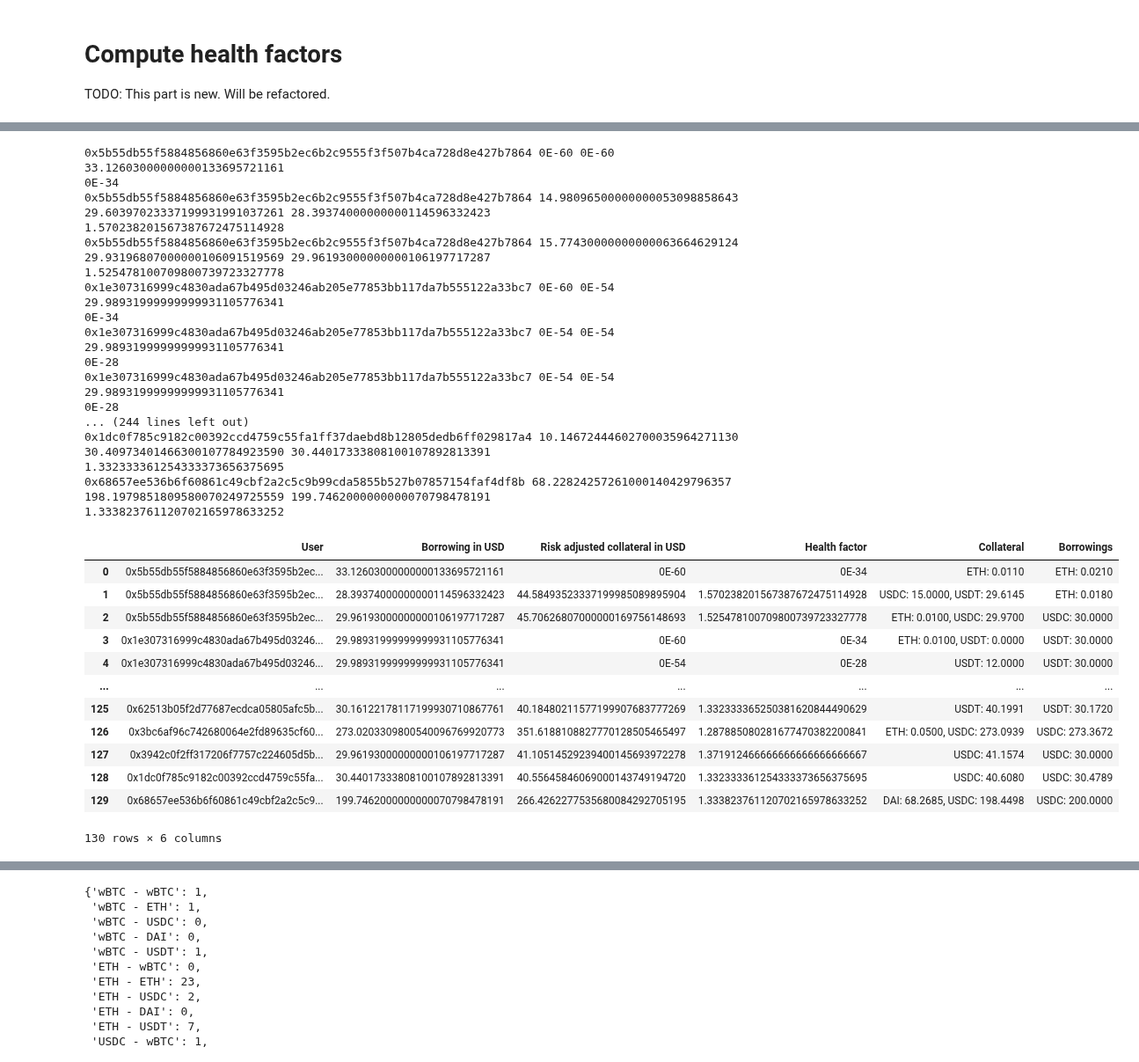
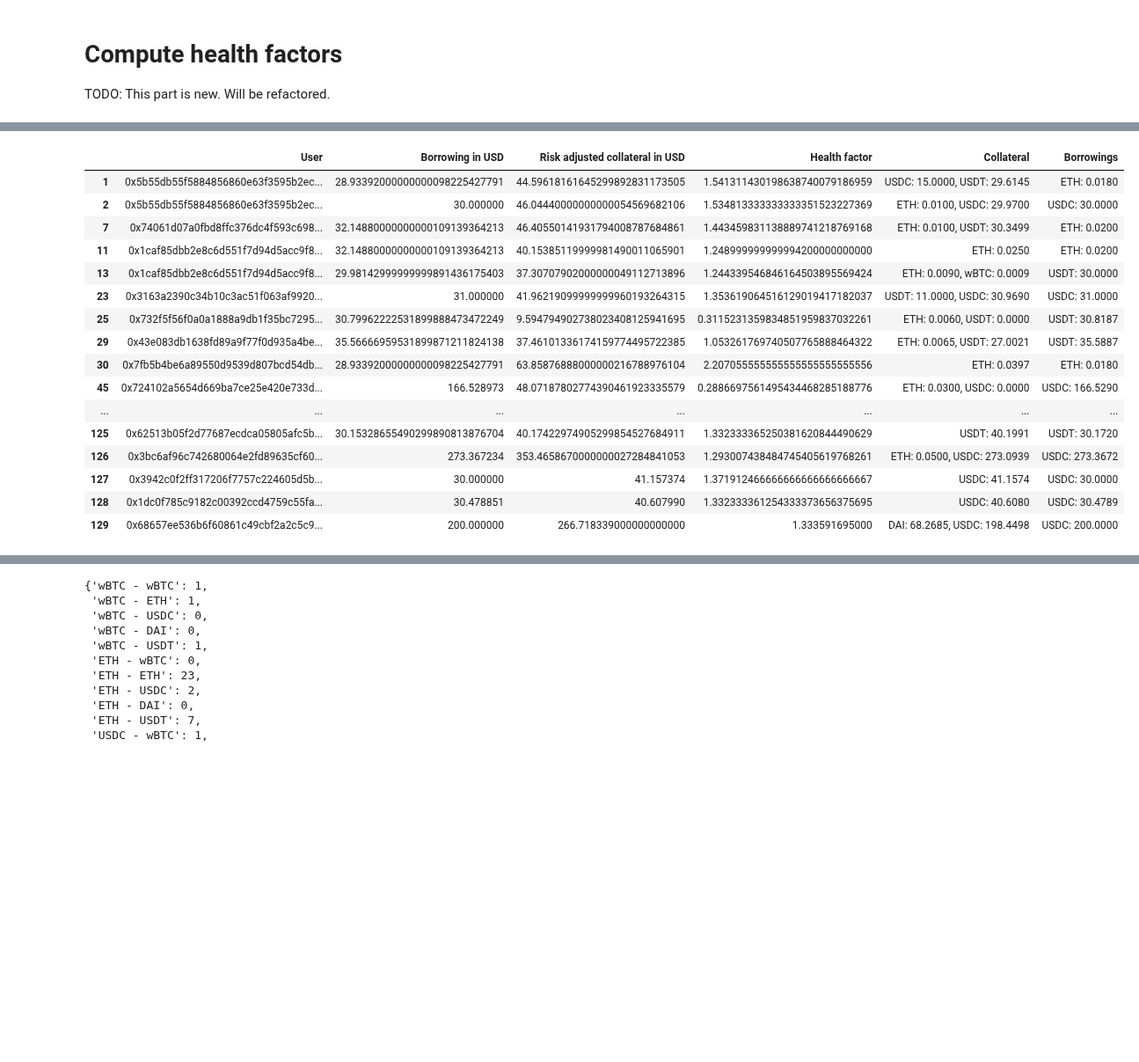
Before and after one commit to CarmineOptions/derisk-research, a Jupyter notebook: notebooks/hashstack_demo.ipynb, the cells around one changed output, grey strips where cells are left out. Shown at 88% size. Drawn from its saved outputs; the diff is of its cells as text; code cells hidden in the pictures; blank space fills up the shorter version.

Commit message:
fix hashstack balances

```diff
--- a/notebooks/hashstack_demo.ipynb
+++ b/notebooks/hashstack_demo.ipynb
@@ -636,6 +615,7 @@ hashstack_loan_stats['Borrowing in USD'] = hashstack_loan_stats.apply(
     lambda x: compute_borrowings_amount_usd(borrowings = state.user_states[x['User']].loans[x['Loan ID']].borrowings, prices = prices.prices),
     axis = 1,
 )
+hashstack_loan_stats = hashstack_loan_stats[hashstack_loan_stats['Borrowing in USD'] > decimal.Decimal("0")]
 hashstack_loan_stats['Risk adjusted collateral in USD'] = hashstack_loan_stats.apply(
     lambda x:
         compute_collateral_current_amount_usd(collateral = state.user_states[x['User']].loans[x['Loan ID']].collateral, prices = prices.prices)
@@ -698,62 +678,49 @@ def get_collateral_str(loan: HashStackLoan) -> str:
 hashstack_loan_stats['Collateral'] = hashstack_loan_stats.apply(
     lambda x: get_collateral_str(loan = state.user_states[x['User']].loans[x['Loan ID']]),
     axis = 1,
 )
 hashstack_loan_stats['Borrowings'] = hashstack_loan_stats.apply(
     lambda x: (
         str(state.user_states[x['User']].loans[x['Loan ID']].borrowings.market)
         + ": "
         + str(
             format(
                 state.user_states[x["User"]].loans[x["Loan ID"]].borrowings.amount / (
                     10 ** src.constants.symbol_decimals_map[state.user_states[x['User']].loans[x['Loan ID']].borrowings.market]
                 ),
                 ".4f",
             )
         )
     ),
     axis = 1,
 )
 hashstack_loan_stats.drop(columns = ["Loan ID"], inplace = True)
 # hashstack_loan_stats.loc[
 #     hashstack_loan_stats['Borrowing in USD'] >= decimal.Decimal('100')
 # ].sort_values('Health factor').iloc[:20].to_csv("hashstack_data/large_loans_sample.csv", index=False)
 # hashstack_loan_stats.loc[
 #     hashstack_loan_stats['Borrowing in USD'] < decimal.Decimal('100')
 # ].sort_values('Health factor').iloc[:20].to_csv("hashstack_data/small_loans_sample.csv", index=False)
 
 hashstack_loan_stats
 # %% [output]
-0x5b55db55f5884856860e63f3595b2ec6b2c9555f3f507b4ca728d8e427b7864 0E-60 0E-60 33.12603000000000133695721161
-0E-34
-0x5b55db55f5884856860e63f3595b2ec6b2c9555f3f507b4ca728d8e427b7864 14.98096500000000053098858643 29.60397023337199931991037261 28.39374000000000114596332423
-1.570238201567387672475114928
-0x5b55db55f5884856860e63f3595b2ec6b2c9555f3f507b4ca728d8e427b7864 15.77430000000000063664629124 29.93196807000000106091519569 29.96193000000000106197717287
-1.525478100709800739723327778
-0x1e307316999c4830ada67b495d03246ab205e77853bb117da7b555122a33bc7 0E-60 0E-54 29.98931999999999931105776341
-0E-34
-0x1e307316999c4830ada67b495d03246ab205e77853bb117da7b555122a33bc7 0E-54 0E-54 29.98931999999999931105776341
-0E-28
-0x1e307316999c4830ada67b495d03246ab205e77853bb117da7b555122a33bc7 0E-54 0E-54 29.98931999999999931105776341
-0E-28
-... (244 lines left out)
-0x1dc0f785c9182c00392ccd4759c55fa1ff37daebd8b12805dedb6ff029817a4 10.14672444602700035964271130 30.40973401466300107784923590 30.44017333808100107892813391
-1.332333361254333373656375695
-0x68657ee536b6f60861c49cbf2a2c5c9b99cda5855b527b07857154faf4df8b 68.22824257261000140429796357 198.1979851809580070249725559 199.7462000000000070798478191
-1.333823761120702165978633252
 |  | User | Borrowing in USD | Risk adjusted collateral in USD | Health factor | Collateral | Borrowings |
-| 0 | 0x5b55db55f5884856860e63f3595b2ec... | 33.12603000000000133695721161 | 0E-60 | 0E-34 | ETH: 0.0110 | ETH: 0.0210 |
-| 1 | 0x5b55db55f5884856860e63f3595b2ec... | 28.39374000000000114596332423 | 44.58493523337199985089895904 | 1.570238201567387672475114928 | USDC: 15.0000, USDT: 29.6145 | ETH: 0.0180 |
-| 2 | 0x5b55db55f5884856860e63f3595b2ec... | 29.96193000000000106197717287 | 45.70626807000000169756148693 | 1.525478100709800739723327778 | ETH: 0.0100, USDC: 29.9700 | USDC: 30.0000 |
-| 3 | 0x1e307316999c4830ada67b495d03246... | 29.98931999999999931105776341 | 0E-60 | 0E-34 | ETH: 0.0100, USDT: 0.0000 | USDT: 30.0000 |
-| 4 | 0x1e307316999c4830ada67b495d03246... | 29.98931999999999931105776341 | 0E-54 | 0E-28 | USDT: 12.0000 | USDT: 30.0000 |
+| 1 | 0x5b55db55f5884856860e63f3595b2ec... | 28.93392000000000098225427791 | 44.59618161645299892831173505 | 1.541311430198638740079186959 | USDC: 15.0000, USDT: 29.6145 | ETH: 0.0180 |
+| 2 | 0x5b55db55f5884856860e63f3595b2ec... | 30.000000 | 46.04440000000000054569682106 | 1.534813333333333351523227369 | ETH: 0.0100, USDC: 29.9700 | USDC: 30.0000 |
+| 7 | 0x74061d07a0fbd8ffc376dc4f593c698... | 32.14880000000000109139364213 | 46.40550141931794008787684861 | 1.443459831138889741218769168 | ETH: 0.0100, USDT: 30.3499 | ETH: 0.0200 |
+| 11 | 0x1caf85dbb2e8c6d551f7d94d5acc9f8... | 32.14880000000000109139364213 | 40.15385119999981490011065901 | 1.248999999999994200000000000 | ETH: 0.0250 | ETH: 0.0200 |
+| 13 | 0x1caf85dbb2e8c6d551f7d94d5acc9f8... | 29.98142999999999891436175403 | 37.30707902000000049112713896 | 1.244339546846164503895569424 | ETH: 0.0090, wBTC: 0.0009 | USDT: 30.0000 |
+| 23 | 0x3163a2390c34b10c3ac51f063af9920... | 31.000000 | 41.96219099999999960193264315 | 1.353619064516129019417182037 | USDT: 11.0000, USDC: 30.9690 | USDC: 31.0000 |
+| 25 | 0x732f5f56f0a0a1888a9db1f35bc7295... | 30.79962222531899888473472249 | 9.594794902738023408125941695 | 0.3115231359834851959837032261 | ETH: 0.0060, USDT: 0.0000 | USDT: 30.8187 |
+| 29 | 0x43e083db1638fd89a9f77f0d935a4be... | 35.56666959531899871211824138 | 37.46101336174159774495722385 | 1.053261769740507765888464322 | ETH: 0.0065, USDT: 27.0021 | USDT: 35.5887 |
+| 30 | 0x7fb5b4be6a89550d9539d807bcd54db... | 28.93392000000000098225427791 | 63.85876888000000216788976104 | 2.207055555555555555555555556 | ETH: 0.0397 | ETH: 0.0180 |
+| 45 | 0x724102a5654d669ba7ce25e420e733d... | 166.528973 | 48.07187802774390461923335579 | 0.2886697561495434468285188776 | ETH: 0.0300, USDC: 0.0000 | USDC: 166.5290 |
 | ... | ... | ... | ... | ... | ... | ... |
-| 125 | 0x62513b05f2d77687ecdca05805afc5b... | 30.16122178117199930710867761 | 40.18480211577199907683777269 | 1.332333365250381620844490629 | USDT: 40.1991 | USDT: 30.1720 |
-| 126 | 0x3bc6af96c742680064e2fd89635cf60... | 273.0203309800540096769920773 | 351.6188108827770128505465497 | 1.287885080281677470382200841 | ETH: 0.0500, USDC: 273.0939 | USDC: 273.3672 |
-| 127 | 0x3942c0f2ff317206f7757c224605d5b... | 29.96193000000000106197717287 | 41.10514529239400145693972278 | 1.371912466666666666666666667 | USDC: 41.1574 | USDC: 30.0000 |
-| 128 | 0x1dc0f785c9182c00392ccd4759c55fa... | 30.44017333808100107892813391 | 40.55645846069000143749194720 | 1.332333361254333373656375695 | USDC: 40.6080 | USDC: 30.4789 |
-| 129 | 0x68657ee536b6f60861c49cbf2a2c5c9... | 199.7462000000000070798478191 | 266.4262277535680084292705195 | 1.333823761120702165978633252 | DAI: 68.2685, USDC: 198.4498 | USDC: 200.0000 |
+| 125 | 0x62513b05f2d77687ecdca05805afc5b... | 30.15328655490299890813876704 | 40.17422974905299854527684911 | 1.332333365250381620844490629 | USDT: 40.1991 | USDT: 30.1720 |
+| 126 | 0x3bc6af96c742680064e2fd89635cf60... | 273.367234 | 353.4658670000000027284841053 | 1.293007438484745405619768261 | ETH: 0.0500, USDC: 273.0939 | USDC: 273.3672 |
+| 127 | 0x3942c0f2ff317206f7757c224605d5b... | 30.000000 | 41.157374 | 1.371912466666666666666666667 | USDC: 41.1574 | USDC: 30.0000 |
+| 128 | 0x1dc0f785c9182c00392ccd4759c55fa... | 30.478851 | 40.607990 | 1.332333361254333373656375695 | USDC: 40.6080 | USDC: 30.4789 |
+| 129 | 0x68657ee536b6f60861c49cbf2a2c5c9... | 200.000000 | 266.718339000000000000 | 1.333591695000 | DAI: 68.2685, USDC: 198.4498 | USDC: 200.0000 |
-130 rows × 6 columns
 # %%
 # TODO
 import plotly.express
```
Also changed, not shown: parts of 6 cells of this notebook, 2 other files.
